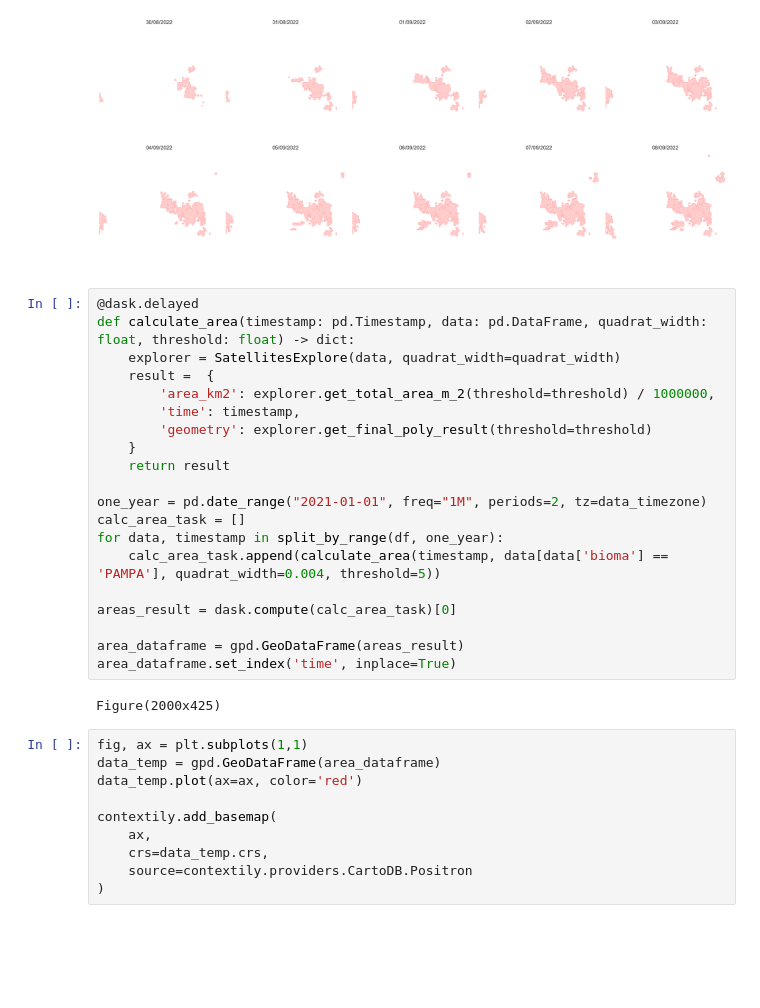
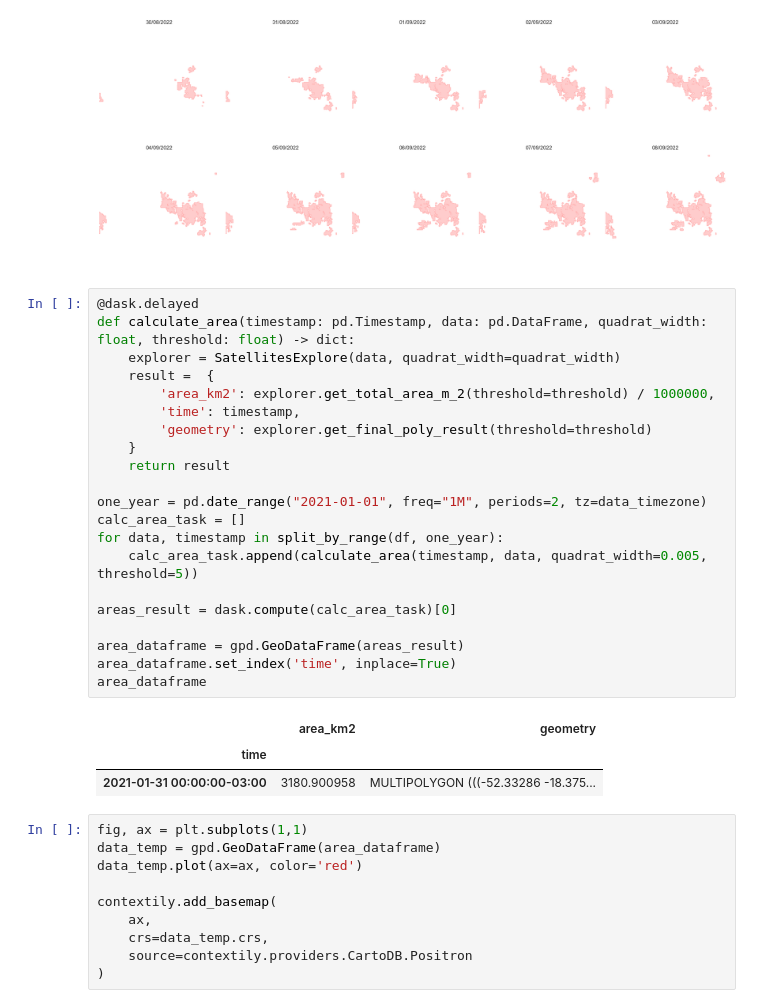
Before and after one commit to josebraz/INPE-Queimadas, a Jupyter notebook: Queimadas.ipynb, the cells around one changed output. Cells and saved outputs as stored; diff of their text form; blank space fills up the shorter version.

```diff
--- a/Queimadas.ipynb
+++ b/Queimadas.ipynb
@@ -1033,25 +1049,28 @@ total_area = time_inter(df, start_date='2022-08-30', freq='1D', period=11,
 # %%
 @dask.delayed
 def calculate_area(timestamp: pd.Timestamp, data: pd.DataFrame, quadrat_width: float, threshold: float) -> dict:
     explorer = SatellitesExplore(data, quadrat_width=quadrat_width)
     result =  {
         'area_km2': explorer.get_total_area_m_2(threshold=threshold) / 1000000,
         'time': timestamp,
         'geometry': explorer.get_final_poly_result(threshold=threshold)
     }
     return result
 
 one_year = pd.date_range("2021-01-01", freq="1M", periods=2, tz=data_timezone)
 calc_area_task = []
 for data, timestamp in split_by_range(df, one_year):
-    calc_area_task.append(calculate_area(timestamp, data[data['bioma'] == 'PAMPA'], quadrat_width=0.004, threshold=5))
+    calc_area_task.append(calculate_area(timestamp, data, quadrat_width=0.005, threshold=5))
 
 areas_result = dask.compute(calc_area_task)[0]
 
 area_dataframe = gpd.GeoDataFrame(areas_result)
 area_dataframe.set_index('time', inplace=True)
+area_dataframe
 # %% [output]
-Figure(2000x425)
+|  | area_km2 | geometry |
+| time |  |  |
+| 2021-01-31 00:00:00-03:00 | 3180.900958 | MULTIPOLYGON (((-52.33286 -18.375... |
 # %%
 fig, ax = plt.subplots(1,1)
 data_temp = gpd.GeoDataFrame(area_dataframe)
```
Also changed, not shown: parts of 5 cells of this notebook, 3 other files.
